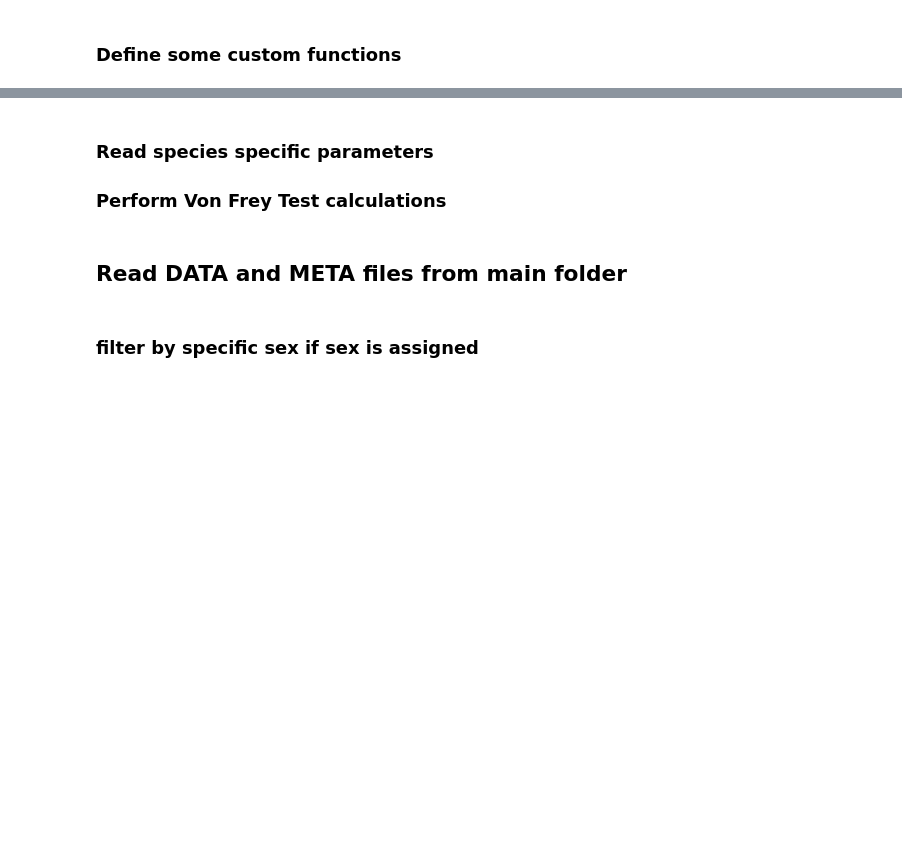
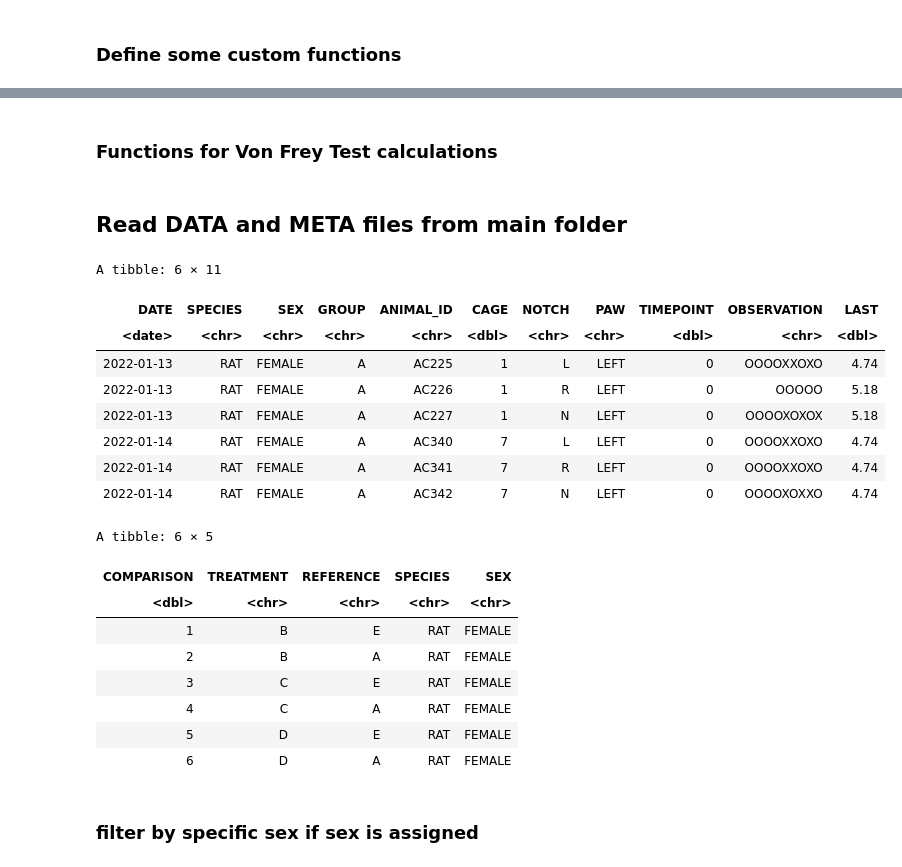
Before and after one commit to chernov-lab/VonFreyTest, a Jupyter notebook: VonFreyGithub.ipynb, the cells around one changed output, grey strips where cells are left out. Cells and saved outputs as stored; diff of their text form; code cells hidden in the pictures; blank space fills up the shorter version.

```diff
--- a/VonFreyGithub.ipynb
+++ b/VonFreyGithub.ipynb
@@ -66,8 +71,7 @@ if (species == "rat"){
     max_res <- 15
 }
 # %% [markdown]
-### Read species specific parameters
-### Perform Von Frey Test calculations
+### Functions for Von Frey Test calculations
 # %%
 XO_file <- paste(species, "final.previous.filaments.XO.csv", sep='.')
 stat_file <- paste(species, "observation-statistics.csv", sep='.')
@@ -109,21 +113,40 @@ TruncateObservation = function(obs='', met=2){
 # %% [markdown]
 ## Read DATA and META files from main folder
 # %%
-x <- readxl::read_excel(data_file, sheet = "data")
+dt <- readxl::read_excel(data_file, sheet = "data")
 meta <- readxl::read_excel(data_file, sheet = "meta")
 # %%
-x <- x %>% rename_with(toupper)
+dt <- dt %>% rename_with(toupper)
 meta <- meta %>% rename_with(toupper)
 
 # convert key parameters to uppercase
-x <- x %>% dplyr::mutate (
+dt <- dt %>% dplyr::mutate (
                 DATE = ymd(DATE),
                 SEX = toupper(SEX),
                 OBSERVATION = toupper(OBSERVATION),
                 PAW = toupper(PAW))
-x <- x %>% dplyr::arrange(SEX, TIMEPOINT, PAW)
-head(x)
+dt <- dt %>% dplyr::arrange(SEX, TIMEPOINT, PAW)
+head(dt)
 head(meta)
+# %% [output]
+A tibble: 6 × 11
+| DATE | SPECIES | SEX | GROUP | ANIMAL_ID | CAGE | NOTCH | PAW | TIMEPOINT | OBSERVATION | LAST |
+| <date> | <chr> | <chr> | <chr> | <chr> | <dbl> | <chr> | <chr> | <dbl> | <chr> | <dbl> |
+| 2022-01-13 | RAT | FEMALE | A | AC225 | 1 | L | LEFT | 0 | OOOOXXOXO | 4.74 |
+| 2022-01-13 | RAT | FEMALE | A | AC226 | 1 | R | LEFT | 0 | OOOOO | 5.18 |
+| 2022-01-13 | RAT | FEMALE | A | AC227 | 1 | N | LEFT | 0 | OOOOXOXOX | 5.18 |
+| 2022-01-14 | RAT | FEMALE | A | AC340 | 7 | L | LEFT | 0 | OOOOXXOXO | 4.74 |
+| 2022-01-14 | RAT | FEMALE | A | AC341 | 7 | R | LEFT | 0 | OOOOXXOXO | 4.74 |
+| 2022-01-14 | RAT | FEMALE | A | AC342 | 7 | N | LEFT | 0 | OOOOXOXXO | 4.74 |
+A tibble: 6 × 5
+| COMPARISON | TREATMENT | REFERENCE | SPECIES | SEX |
+| <dbl> | <chr> | <chr> | <chr> | <chr> |
+| 1 | B | E | RAT | FEMALE |
+| 2 | B | A | RAT | FEMALE |
+| 3 | C | E | RAT | FEMALE |
+| 4 | C | A | RAT | FEMALE |
+| 5 | D | E | RAT | FEMALE |
+| 6 | D | A | RAT | FEMALE |
 # %% [markdown]
 ### filter by specific sex if **sex** is assigned
 # %%
```
Also changed, not shown: parts of 41 cells of this notebook.
